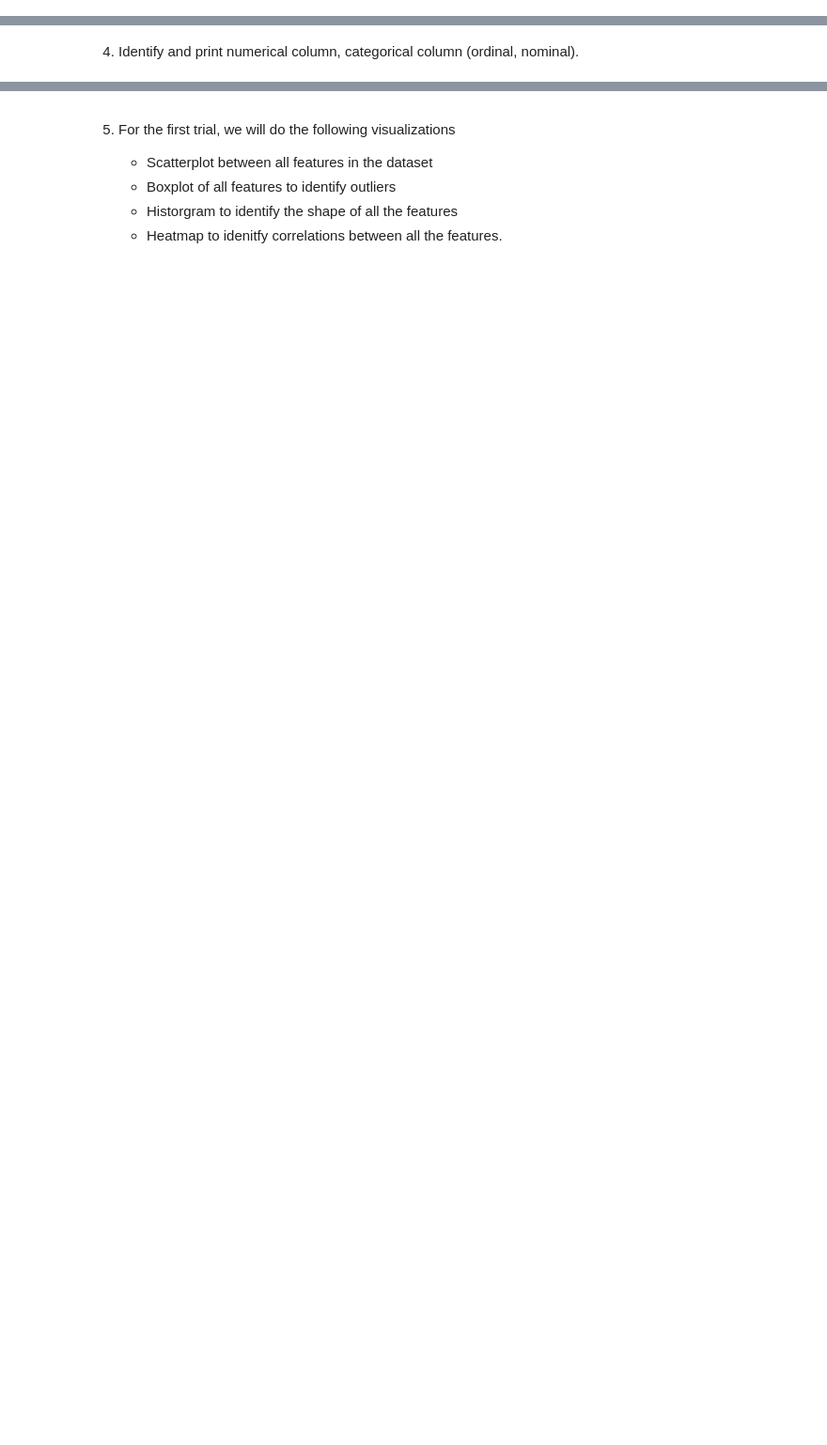
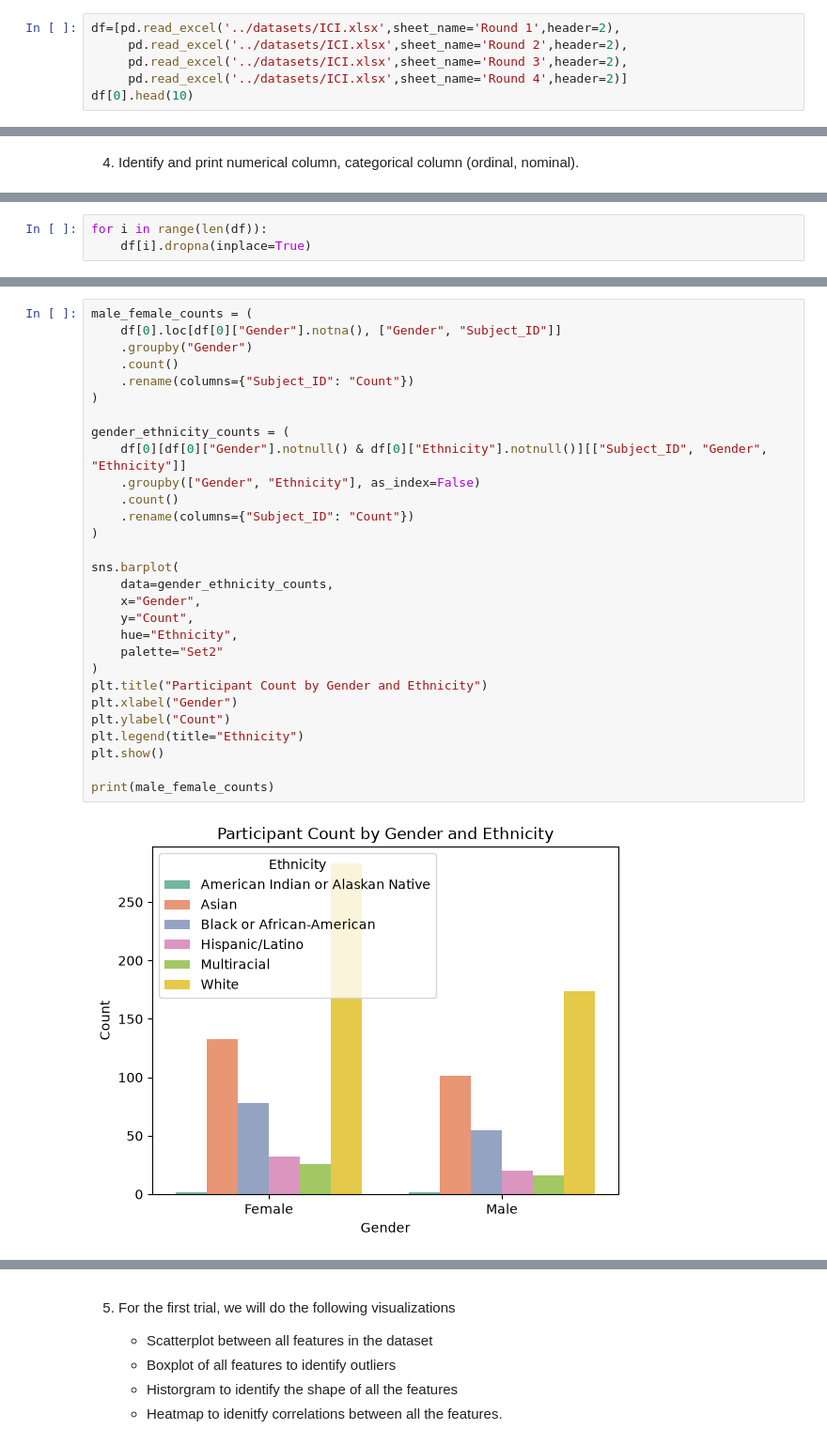
Before and after one commit to AkilanSS/23CSE301--Machine-Learning-Capstone-Project, a Jupyter notebook: notebooks/regression.ipynb, the cells around one changed output, grey strips where cells are left out. Shown at 94% size. Saved outputs shown, nothing was run; the diff lists cells and outputs as text; blank space fills up the shorter version.

```diff
--- a/notebooks/regression.ipynb
+++ b/notebooks/regression.ipynb
@@ -3,2 +9,8 @@
 # %% [markdown]
 1. Load the dataset from the excel sheet. The excel sheet has 4 sheets corresponding to 4 different trial of the experiment in a 10 minutes interval. Each trial is a `pandas.Dataframe` , and the variable `df_trials -> [pandas.Dataframe]` is a 4 length list storing each trial. We observe that the main header is in the row 3.
+# %%
+df=[pd.read_excel('../datasets/ICI.xlsx',sheet_name='Round 1',header=2),
+     pd.read_excel('../datasets/ICI.xlsx',sheet_name='Round 2',header=2),
+     pd.read_excel('../datasets/ICI.xlsx',sheet_name='Round 3',header=2),
+     pd.read_excel('../datasets/ICI.xlsx',sheet_name='Round 4',header=2)]
+df[0].head(10)
@@ -12,0 +146,3 @@
+# %%
+for i in range(len(df)):
+    df[i].dropna(inplace=True)
@@ -12,0 +151,31 @@
+# %%
+male_female_counts = (
+    df[0].loc[df[0]["Gender"].notna(), ["Gender", "Subject_ID"]]
+    .groupby("Gender")
+    .count()
+    .rename(columns={"Subject_ID": "Count"})
+)
+
+gender_ethnicity_counts = (
+    df[0][df[0]["Gender"].notnull() & df[0]["Ethnicity"].notnull()][["Subject_ID", "Gender", "Ethnicity"]]
+    .groupby(["Gender", "Ethnicity"], as_index=False)
+    .count()
+    .rename(columns={"Subject_ID": "Count"})
+)
+
+sns.barplot(
+    data=gender_ethnicity_counts,
+    x="Gender",
+    y="Count",
+    hue="Ethnicity",
+    palette="Set2"
+)
+plt.title("Participant Count by Gender and Ethnicity")
+plt.xlabel("Gender")
+plt.ylabel("Count")
+plt.legend(title="Ethnicity")
+plt.show()
+
+print(male_female_counts)
+# %% [output]
+[figure, added]
```
Also changed, not shown: parts of 22 cells of this notebook, 2 other files.
